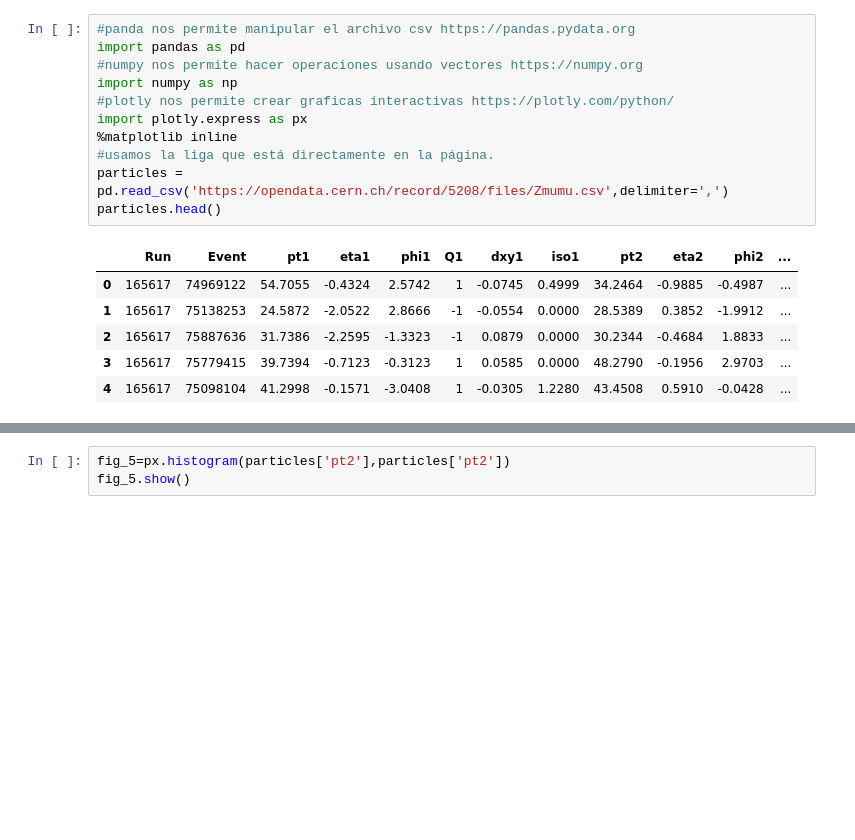
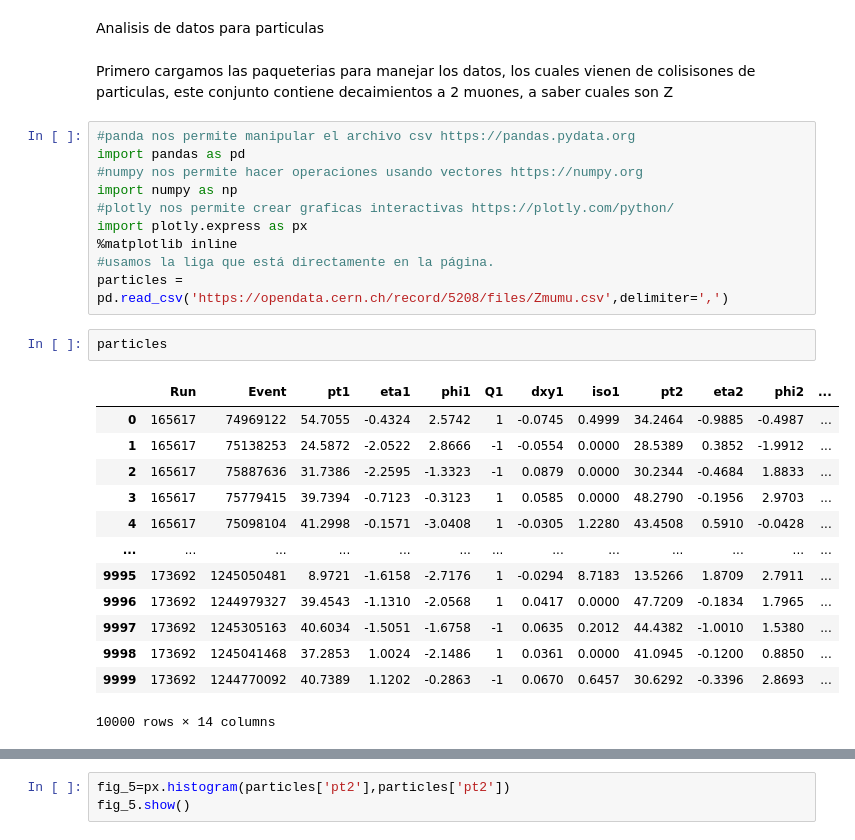
Before and after one commit to ProgramasParaFisicaDeParticulas/lecturadedatosabiertoscmszmumu-elPepino29, a Jupyter notebook: CMSOpenDataZtoMuMu.ipynb, the cells around one changed output, grey strips where cells are left out. Cells and saved outputs as stored; diff of their text form; blank space fills up the shorter version.

```diff
--- a/CMSOpenDataZtoMuMu.ipynb
+++ b/CMSOpenDataZtoMuMu.ipynb
@@ -3,3 +3,7 @@
+# %% [markdown]
+Analisis de datos para particulas
+# %% [markdown]
+Primero cargamos las paqueterias para manejar los datos, los cuales vienen de colisisones de particulas, este conjunto contiene decaimientos a 2 muones, a saber cuales son Z
 # %%
 #panda nos permite manipular el archivo csv https://pandas.pydata.org
 import pandas as pd
@@ -10,11 +14,19 @@ import plotly.express as px
 %matplotlib inline
 #usamos la liga que está directamente en la página.
 particles = pd.read_csv('https://opendata.cern.ch/record/5208/files/Zmumu.csv',delimiter=',')
-particles.head()
-# %% [output]
-|  | Run | Event | pt1 | eta1 | phi1 | Q1 | dxy1 | iso1 | pt2 | eta2 | phi2 | ... |
-| 0 | 165617 | 74969122 | 54.7055 | -0.4324 | 2.5742 | 1 | -0.0745 | 0.4999 | 34.2464 | -0.9885 | -0.4987 | ... |
-| 1 | 165617 | 75138253 | 24.5872 | -2.0522 | 2.8666 | -1 | -0.0554 | 0.0000 | 28.5389 | 0.3852 | -1.9912 | ... |
-| 2 | 165617 | 75887636 | 31.7386 | -2.2595 | -1.3323 | -1 | 0.0879 | 0.0000 | 30.2344 | -0.4684 | 1.8833 | ... |
-| 3 | 165617 | 75779415 | 39.7394 | -0.7123 | -0.3123 | 1 | 0.0585 | 0.0000 | 48.2790 | -0.1956 | 2.9703 | ... |
-| 4 | 165617 | 75098104 | 41.2998 | -0.1571 | -3.0408 | 1 | -0.0305 | 1.2280 | 43.4508 | 0.5910 | -0.0428 | ... |
+# %%
+particles
+# %% [output]
+|  | Run | Event | pt1 | eta1 | phi1 | Q1 | dxy1 | iso1 | pt2 | eta2 | phi2 | ... |
+| 0 | 165617 | 74969122 | 54.7055 | -0.4324 | 2.5742 | 1 | -0.0745 | 0.4999 | 34.2464 | -0.9885 | -0.4987 | ... |
+| 1 | 165617 | 75138253 | 24.5872 | -2.0522 | 2.8666 | -1 | -0.0554 | 0.0000 | 28.5389 | 0.3852 | -1.9912 | ... |
+| 2 | 165617 | 75887636 | 31.7386 | -2.2595 | -1.3323 | -1 | 0.0879 | 0.0000 | 30.2344 | -0.4684 | 1.8833 | ... |
+| 3 | 165617 | 75779415 | 39.7394 | -0.7123 | -0.3123 | 1 | 0.0585 | 0.0000 | 48.2790 | -0.1956 | 2.9703 | ... |
+| 4 | 165617 | 75098104 | 41.2998 | -0.1571 | -3.0408 | 1 | -0.0305 | 1.2280 | 43.4508 | 0.5910 | -0.0428 | ... |
+| ... | ... | ... | ... | ... | ... | ... | ... | ... | ... | ... | ... | ... |
+| 9995 | 173692 | 1245050481 | 8.9721 | -1.6158 | -2.7176 | 1 | -0.0294 | 8.7183 | 13.5266 | 1.8709 | 2.7911 | ... |
+| 9996 | 173692 | 1244979327 | 39.4543 | -1.1310 | -2.0568 | 1 | 0.0417 | 0.0000 | 47.7209 | -0.1834 | 1.7965 | ... |
+| 9997 | 173692 | 1245305163 | 40.6034 | -1.5051 | -1.6758 | -1 | 0.0635 | 0.2012 | 44.4382 | -1.0010 | 1.5380 | ... |
+| 9998 | 173692 | 1245041468 | 37.2853 | 1.0024 | -2.1486 | 1 | 0.0361 | 0.0000 | 41.0945 | -0.1200 | 0.8850 | ... |
+| 9999 | 173692 | 1244770092 | 40.7389 | 1.1202 | -0.2863 | -1 | 0.0670 | 0.6457 | 30.6292 | -0.3396 | 2.8693 | ... |
+10000 rows × 14 columns
```
Also changed, not shown: parts of 2 cells of this notebook.
